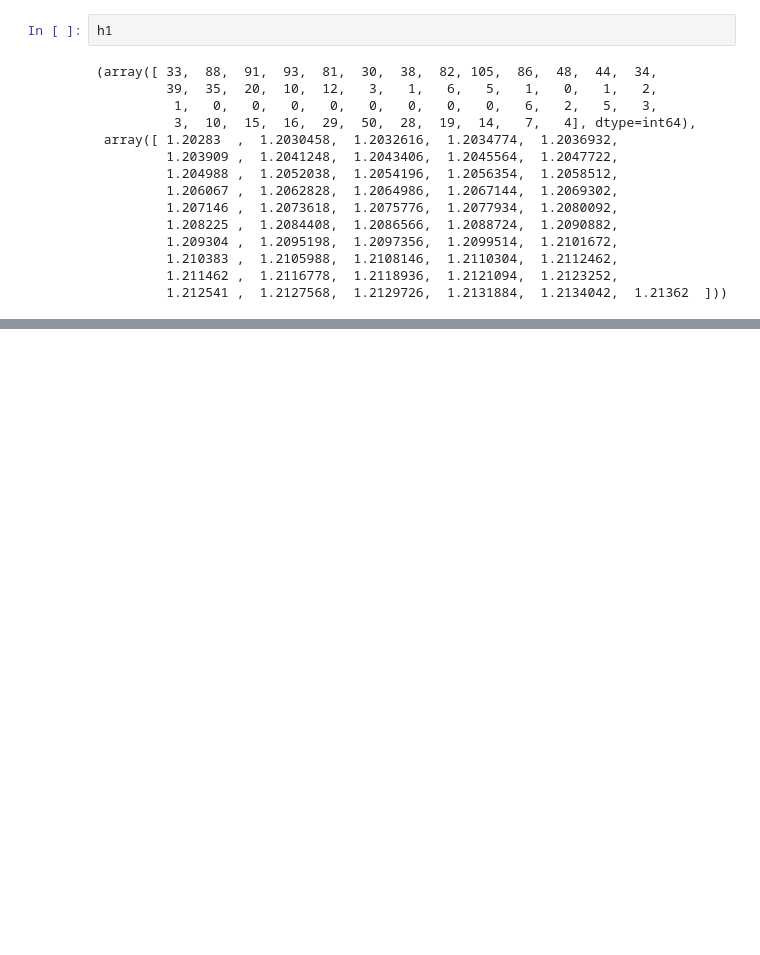
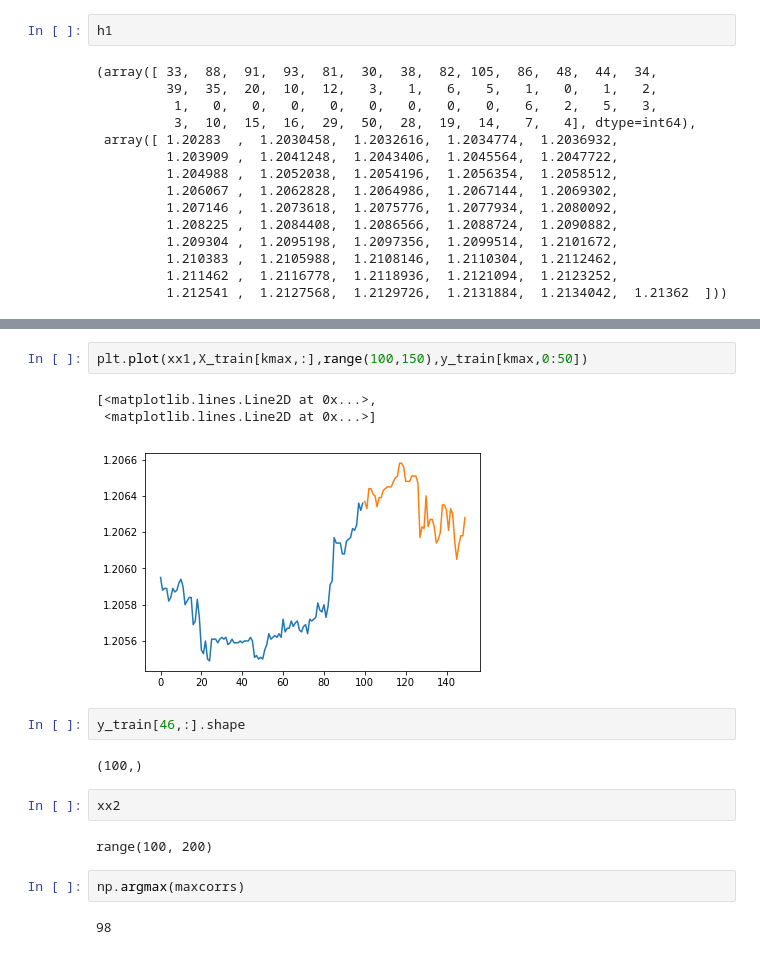
Before and after one commit to CryptoQuantic/AI-Jupyter_Notebooks, a Jupyter notebook: Generative-Algo-Workflow.ipynb, the cells around one changed output, grey strips where cells are left out. Drawn from its saved outputs; the diff is of its cells as text; blank space fills up the shorter version.

```diff
--- a/Generative-Algo-Workflow.ipynb
+++ b/Generative-Algo-Workflow.ipynb
@@ -225,0 +264,18 @@ resistance.shape
+# %%
+plt.plot(xx1,X_train[kmax,:],range(100,150),y_train[kmax,0:50])
+# %% [output]
+[<matplotlib.lines.Line2D at 0x...>,
+ <matplotlib.lines.Line2D at 0x...>]
+[figure, added]
+# %%
+y_train[46,:].shape
+# %% [output]
+(100,)
+# %%
+xx2
+# %% [output]
+range(100, 200)
+# %%
+np.argmax(maxcorrs)
+# %% [output]
+98
```
Also changed, not shown: parts of 24 cells of this notebook, 1 other file.
